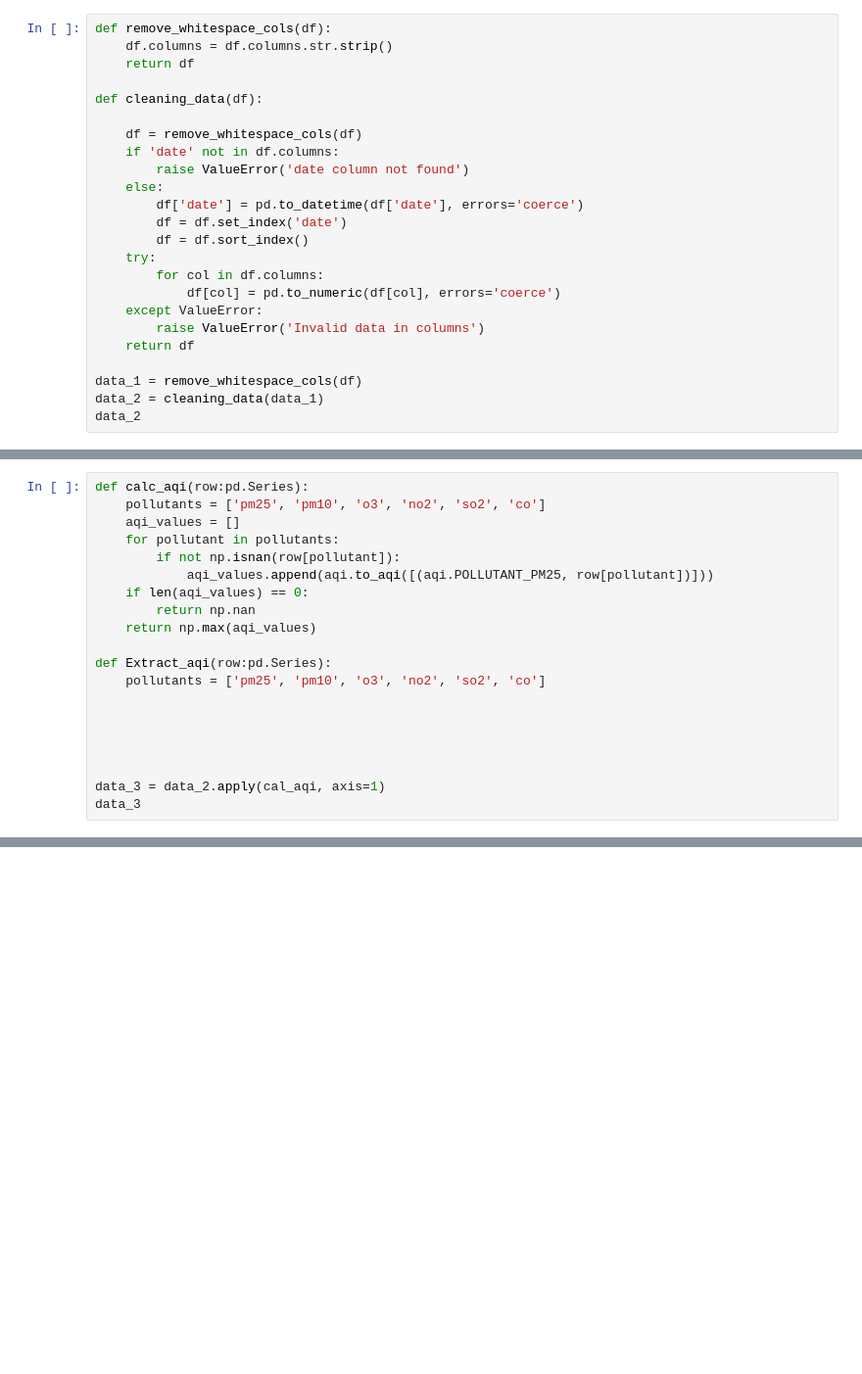
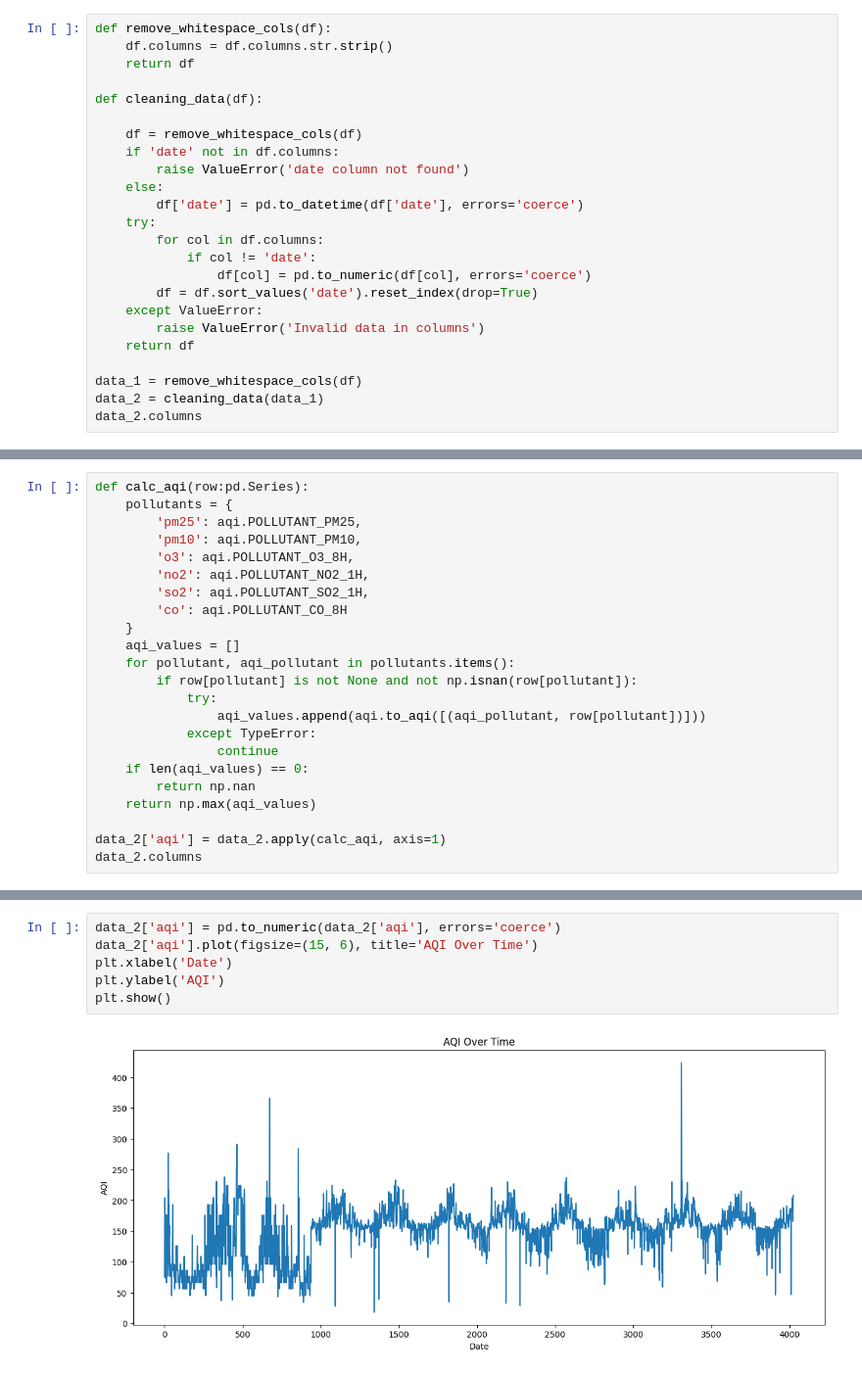
Before and after one commit to MeowHaerin3/AQI_forecasting, a Jupyter notebook: notebooks/update_data_fetch.ipynb, the cells around one changed output, grey strips where cells are left out. Shown at 98% size. Cells and saved outputs as stored; diff of their text form; blank space fills up the shorter version.

```diff
--- a/notebooks/update_data_fetch.ipynb
+++ b/notebooks/update_data_fetch.ipynb
@@ -44,16 +32,16 @@ def cleaning_data(df):
         raise ValueError('date column not found')
     else:
         df['date'] = pd.to_datetime(df['date'], errors='coerce')
-        df = df.set_index('date')
-        df = df.sort_index()
     try:
         for col in df.columns:
-            df[col] = pd.to_numeric(df[col], errors='coerce')
+            if col != 'date':
+                df[col] = pd.to_numeric(df[col], errors='coerce')
+        df = df.sort_values('date').reset_index(drop=True)
     except ValueError:
         raise ValueError('Invalid data in columns')
     return df
 
 data_1 = remove_whitespace_cols(df)
 data_2 = cleaning_data(data_1)
-data_2
+data_2.columns
 # %% [output]
@@ -74,21 +49,24 @@ data_2
 # %%
 def calc_aqi(row:pd.Series):
-    pollutants = ['pm25', 'pm10', 'o3', 'no2', 'so2', 'co']
+    pollutants = {
+        'pm25': aqi.POLLUTANT_PM25,
+        'pm10': aqi.POLLUTANT_PM10,
+        'o3': aqi.POLLUTANT_O3_8H,
+        'no2': aqi.POLLUTANT_NO2_1H,
+        'so2': aqi.POLLUTANT_SO2_1H,
+        'co': aqi.POLLUTANT_CO_8H
+    }
     aqi_values = []
-    for pollutant in pollutants:
-        if not np.isnan(row[pollutant]):
-            aqi_values.append(aqi.to_aqi([(aqi.POLLUTANT_PM25, row[pollutant])]))
+    for pollutant, aqi_pollutant in pollutants.items():
+        if row[pollutant] is not None and not np.isnan(row[pollutant]):
+            try:
+                aqi_values.append(aqi.to_aqi([(aqi_pollutant, row[pollutant])]))
+            except TypeError:
+                continue
     if len(aqi_values) == 0:
         return np.nan
     return np.max(aqi_values)
 
-def Extract_aqi(row:pd.Series):
-    pollutants = ['pm25', 'pm10', 'o3', 'no2', 'so2', 'co']
-
-
-
-
-
-data_3 = data_2.apply(cal_aqi, axis=1)
-data_3
+data_2['aqi'] = data_2.apply(calc_aqi, axis=1)
+data_2.columns
 # %% [output]
@@ -107,0 +74,8 @@ Length: 4026, dtype: float64
+# %%
+data_2['aqi'] = pd.to_numeric(data_2['aqi'], errors='coerce')
+data_2['aqi'].plot(figsize=(15, 6), title='AQI Over Time')
+plt.xlabel('Date')
+plt.ylabel('AQI')
+plt.show()
+# %% [output]
+[figure, added]
```
Also changed, not shown: parts of 24 cells of this notebook, 38 other files.
